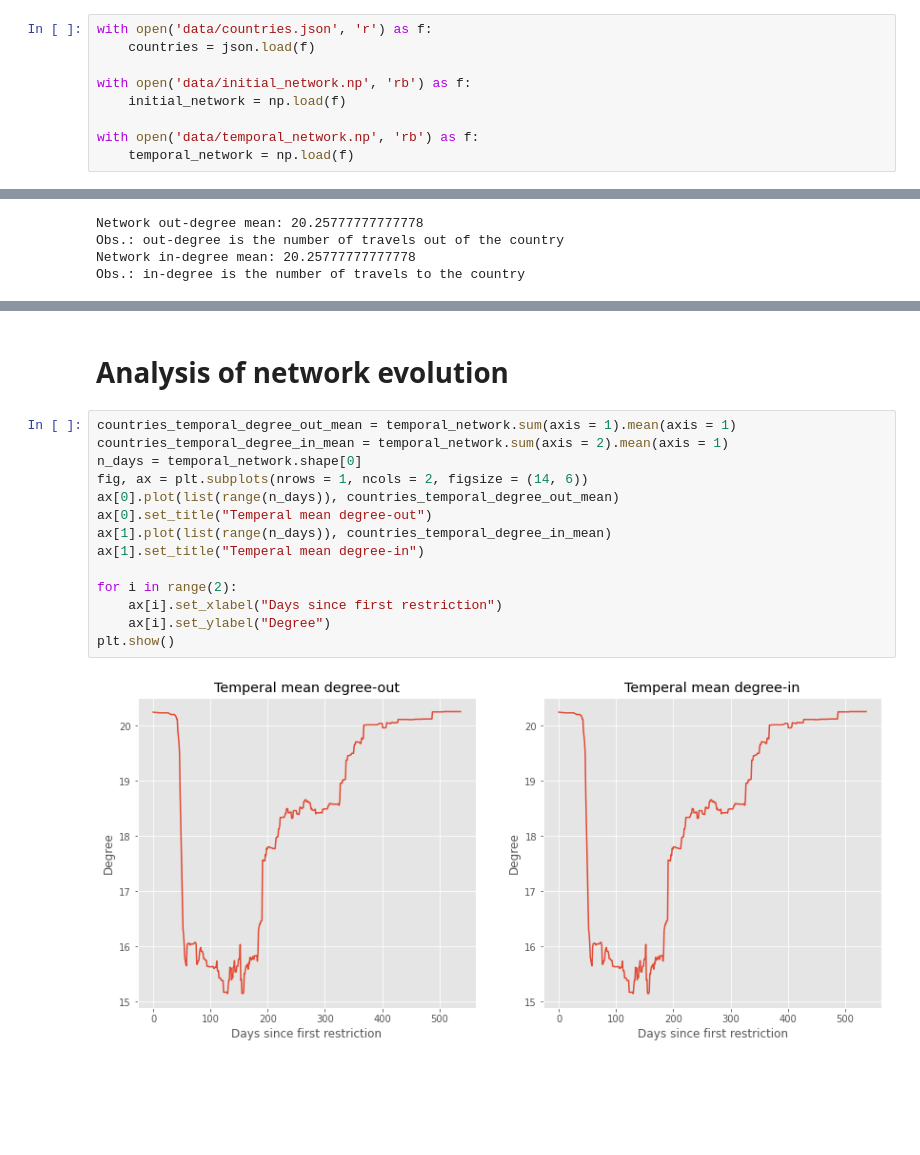
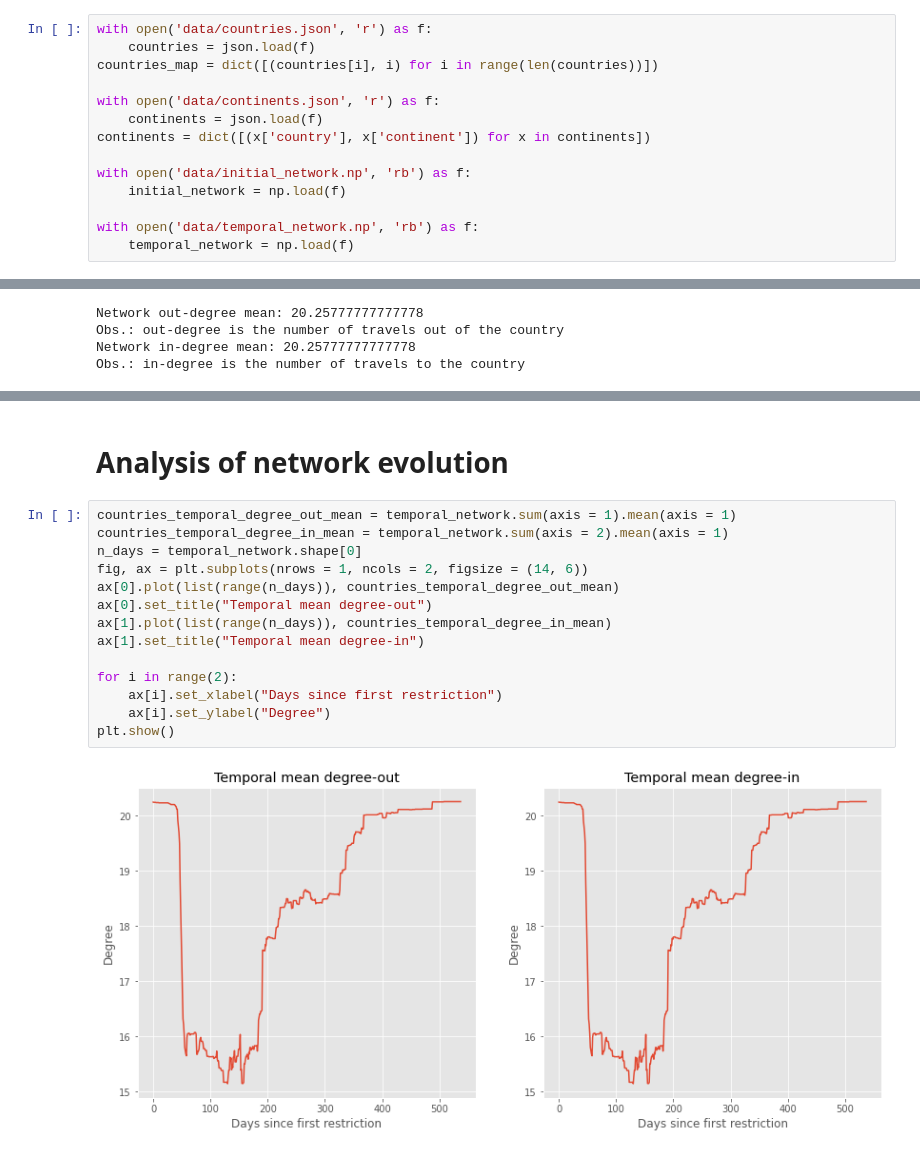
Before and after one commit to GiovaniValdrighi/covid-travels-network, a Jupyter notebook: visual-analysis.ipynb, the cells around one changed output, grey strips where cells are left out. Cells and saved outputs as stored; diff of their text form; blank space fills up the shorter version.

Commit message:
working on visualizations

```diff
--- a/visual-analysis.ipynb
+++ b/visual-analysis.ipynb
@@ -7,6 +7,11 @@ plt.style.use('ggplot')
 # %%
 with open('data/countries.json', 'r') as f:
     countries = json.load(f)
+countries_map = dict([(countries[i], i) for i in range(len(countries))])
+
+with open('data/continents.json', 'r') as f:
+    continents = json.load(f)
+continents = dict([(x['country'], x['continent']) for x in continents])
 
 with open('data/initial_network.np', 'rb') as f:
     initial_network = np.load(f)
@@ -86,21 +89,21 @@ plt.suptitle("Degree of countries on the initial network of travels", size = 20)
 plt.show()
 # %% [output]
 [figure]
-# %% [markdown]
-# Analysis of network evolution
-# %%
-countries_temporal_degree_out_mean = temporal_network.sum(axis = 1).mean(axis = 1)
-countries_temporal_degree_in_mean = temporal_network.sum(axis = 2).mean(axis = 1)
-n_days = temporal_network.shape[0]
-fig, ax = plt.subplots(nrows = 1, ncols = 2, figsize = (14, 6))
-ax[0].plot(list(range(n_days)), countries_temporal_degree_out_mean)
-ax[0].set_title("Temperal mean degree-out")
-ax[1].plot(list(range(n_days)), countries_temporal_degree_in_mean)
-ax[1].set_title("Temperal mean degree-in")
-
-for i in range(2):
-    ax[i].set_xlabel("Days since first restriction")
-    ax[i].set_ylabel("Degree")
-plt.show()
-# %% [output]
-[figure, removed]
+# %% [markdown]
+# Analysis of network evolution
+# %%
+countries_temporal_degree_out_mean = temporal_network.sum(axis = 1).mean(axis = 1)
+countries_temporal_degree_in_mean = temporal_network.sum(axis = 2).mean(axis = 1)
+n_days = temporal_network.shape[0]
+fig, ax = plt.subplots(nrows = 1, ncols = 2, figsize = (14, 6))
+ax[0].plot(list(range(n_days)), countries_temporal_degree_out_mean)
+ax[0].set_title("Temporal mean degree-out")
+ax[1].plot(list(range(n_days)), countries_temporal_degree_in_mean)
+ax[1].set_title("Temporal mean degree-in")
+
+for i in range(2):
+    ax[i].set_xlabel("Days since first restriction")
+    ax[i].set_ylabel("Degree")
+plt.show()
+# %% [output]
+[figure, added]
```
Also changed, not shown: parts of 17 cells of this notebook.
